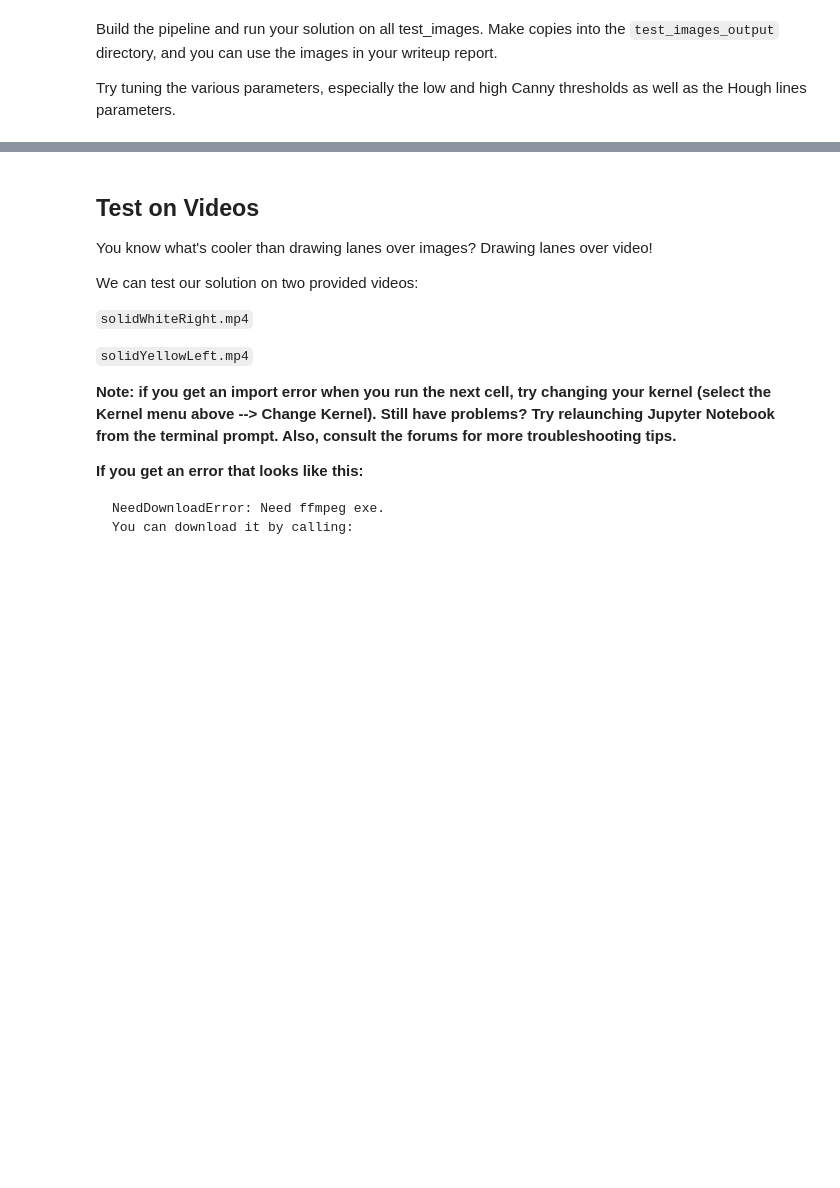
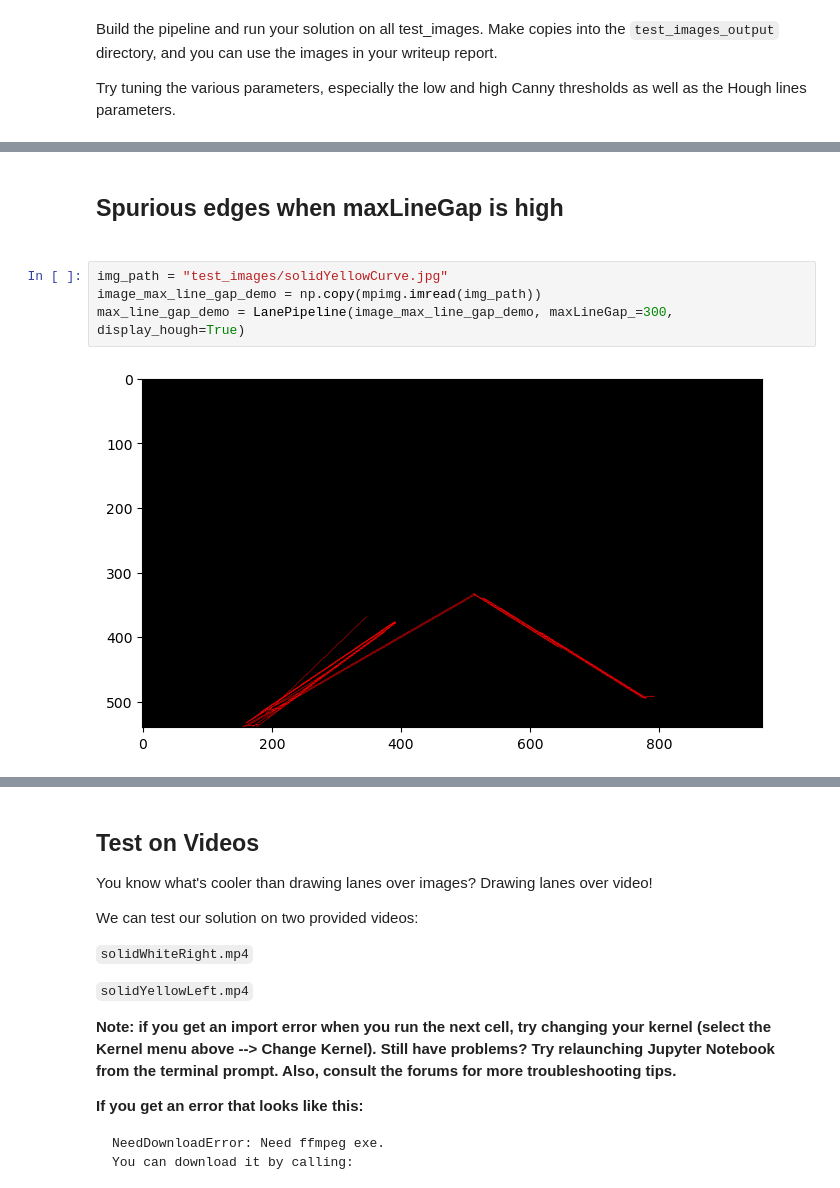
Before and after one commit to bluebarryz/Lane-Detection-CV, a Jupyter notebook: P1.ipynb, the cells around one changed output, grey strips where cells are left out. Drawn from its saved outputs; the diff is of its cells as text; blank space fills up the shorter version.

```diff
--- a/P1.ipynb
+++ b/P1.ipynb
@@ -324,3 +313,11 @@ array([[[109, 158, 199],
+# %% [markdown]
+<h2>Spurious edges when maxLineGap is high <h2>
+# %%
+img_path = "test_images/solidYellowCurve.jpg"
+image_max_line_gap_demo = np.copy(mpimg.imread(img_path))
+max_line_gap_demo = LanePipeline(image_max_line_gap_demo, maxLineGap_=300, display_hough=True)
+# %% [output]
+[figure, added]
 # %%
 output_dir = "test_images_output"
 for img in os.listdir("test_images/"):
```
Also changed, not shown: parts of 15 cells of this notebook, 13 other files.
